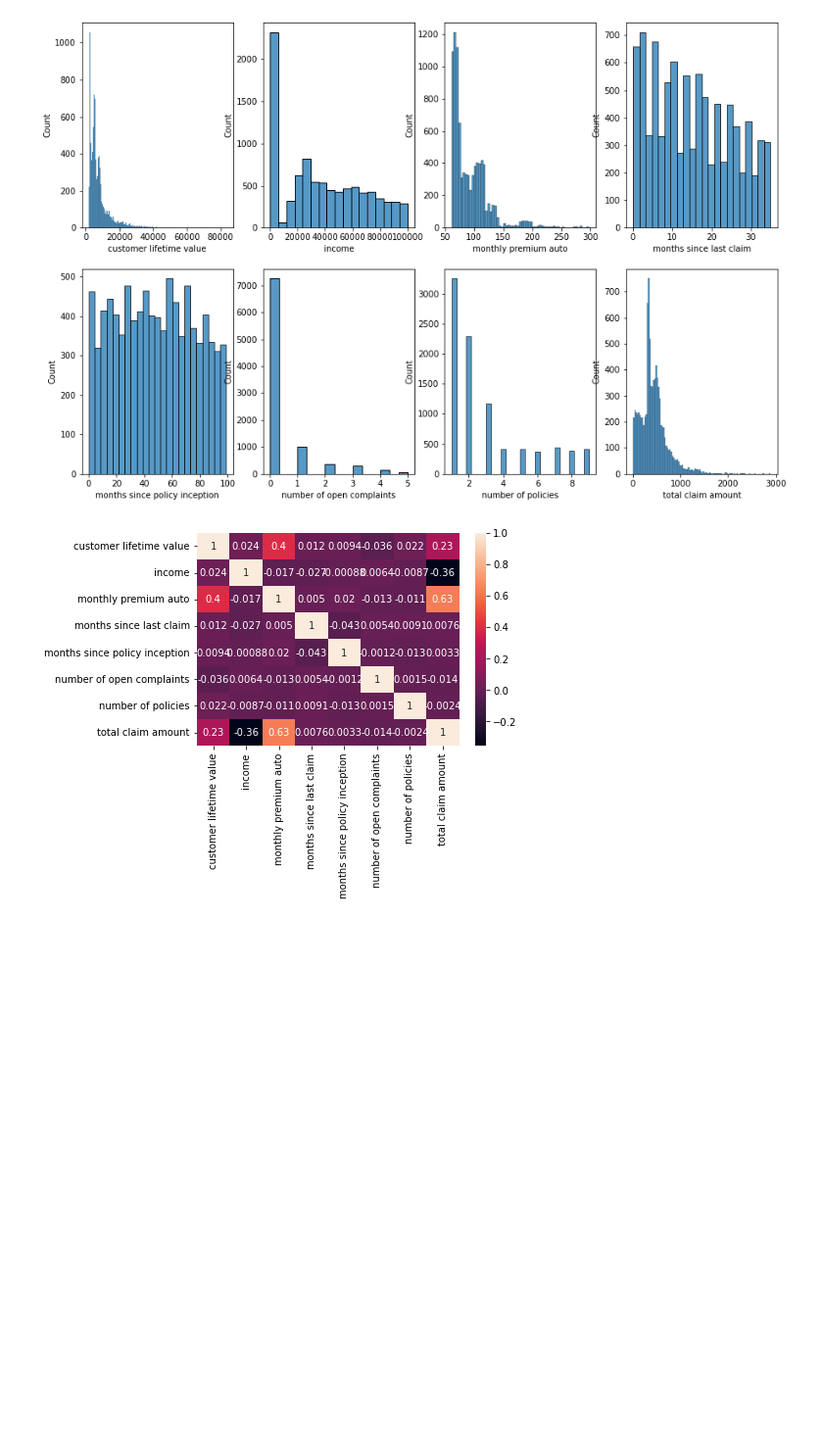
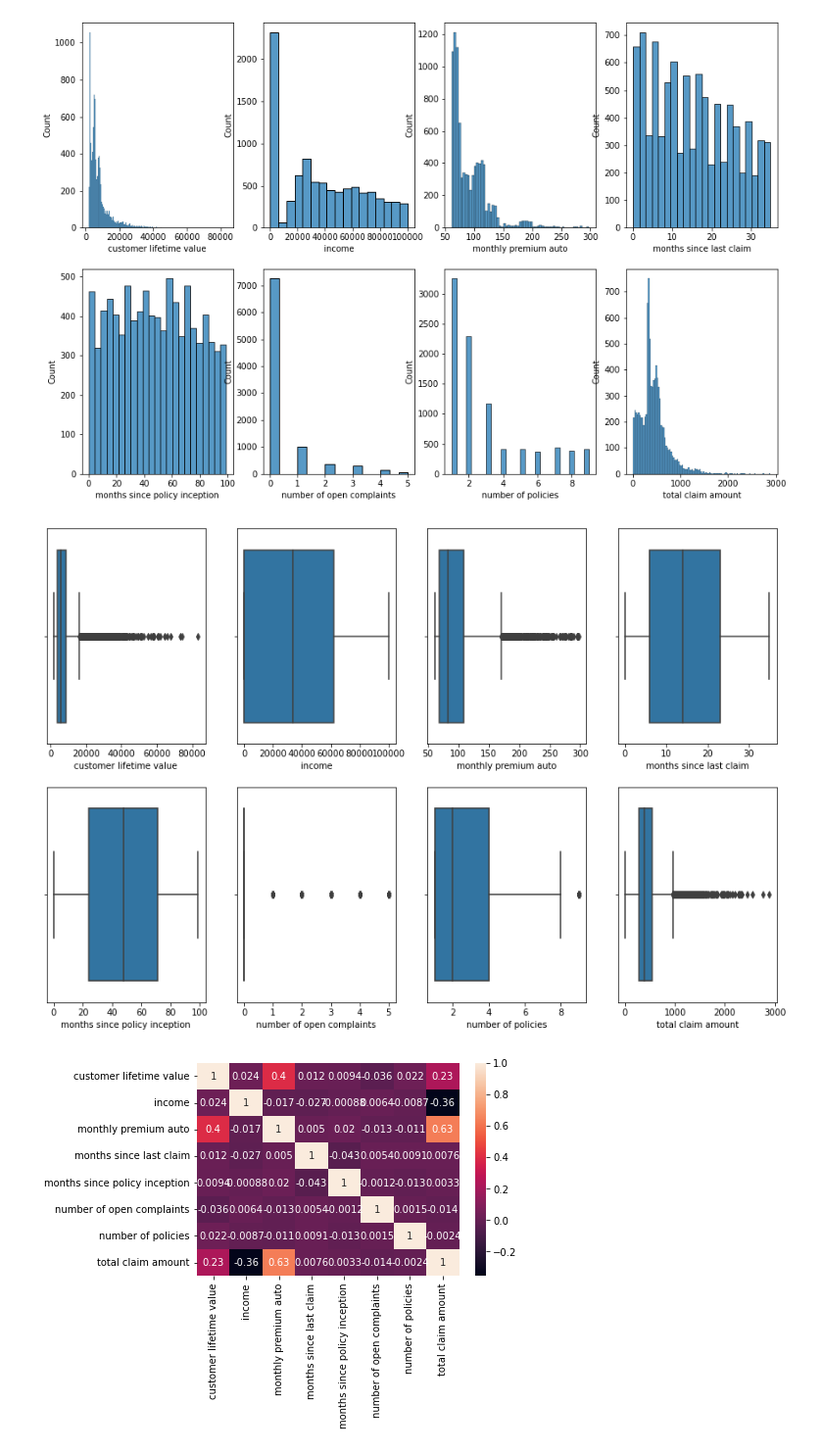
Before and after one commit to Rbrt05/lab-customer-analysis-final-round, a Jupyter notebook: Customer_Analysis_Final_RK.ipynb, the cells around one changed output. Shown at 98% size. Drawn from its saved outputs; the diff is of its cells as text; code cells hidden in the pictures; blank space fills up the shorter version.

```diff
--- a/Customer_Analysis_Final_RK.ipynb
+++ b/Customer_Analysis_Final_RK.ipynb
@@ -163,6 +163,19 @@ sns.histplot(data['total claim amount'], ax=ax[1,3])
 plt.show()
 # %% [output]
 [figure]
+# %%
+fig, ax = plt.subplots(2,4,figsize=(15,10))
+sns.boxplot(x=data['customer lifetime value'], ax=ax[0,0])
+sns.boxplot(x=data['income'], ax=ax[0,1])
+sns.boxplot(x=data['monthly premium auto'], ax=ax[0,2])
+sns.boxplot(x=data['months since last claim'], ax=ax[0,3])
+sns.boxplot(x=data['months since policy inception'], ax=ax[1,0])
+sns.boxplot(x=data['number of open complaints'], ax=ax[1,1])
+sns.boxplot(x=data['number of policies'], ax=ax[1,2])
+sns.boxplot(x=data['total claim amount'], ax=ax[1,3])
+plt.show()
+# %% [output]
+[figure, added]
 # %%
 correlations_matrix = numericals.corr()
 sns.heatmap(correlations_matrix, annot=True)
```
Also changed, not shown: parts of 13 cells of this notebook.
